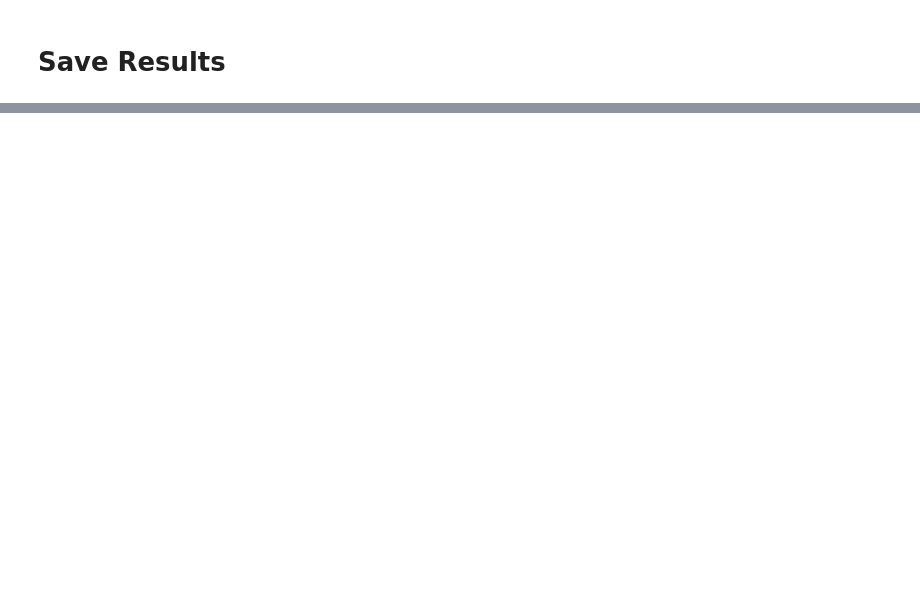
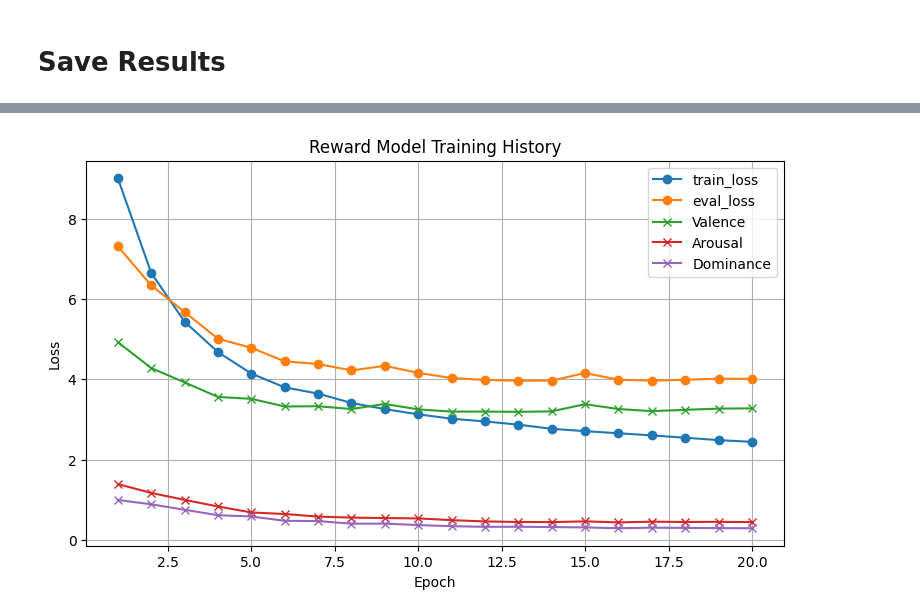
Before and after one commit to EDSI-UMD-College-Park/EmoPair, a Jupyter notebook: Model Training/reward_emobank.ipynb, the cells around one changed output, grey strips where cells are left out. Cells and saved outputs as stored; diff of their text form; code cells hidden in the pictures; blank space fills up the shorter version.

```diff
--- a/Model Training/reward_emobank.ipynb
+++ b/Model Training/reward_emobank.ipynb
@@ -1054,0 +1204,10 @@ print("Memory cleanup complete.")
+# %%
+# Load Model
+trained_model_path = "../Results/trained models/emobank_reward_model.pth"
+reward_model = RewardModel(
+    model_name="roberta-large",
+    dropout=0.1,
+    max_length=256,
+    device=device
+)
+reward_model.load(trained_model_path)
@@ -1054,0 +1239,29 @@ print("Memory cleanup complete.")
+# %%
+import matplotlib.pyplot as plt
+
+# Convert to DataFrame
+history_df = pd.DataFrame(reward_model.training_history)
+if history_df.empty:
+    print("No training history to plot.")
+else:
+    # Ensure an epoch column exists
+    if 'epoch' not in history_df.columns:
+        history_df = history_df.reset_index().rename(columns={'index': 'epoch'})
+        history_df['epoch'] = history_df['epoch'] + 1
+
+    plt.figure(figsize=(9,5))
+    if 'train_loss' in history_df.columns:
+        plt.plot(history_df['epoch'], history_df['train_loss'], marker='o', label='train_loss')
+    if 'eval_loss' in history_df.columns:
+        plt.plot(history_df['epoch'], history_df['eval_loss'], marker='o', label='eval_loss')
+    for col, label in [('eval_loss_V', 'Valence'), ('eval_loss_A', 'Arousal'), ('eval_loss_D', 'Dominance')]:
+        if col in history_df.columns:
+            plt.plot(history_df['epoch'], history_df[col], marker='x', label=label)
+    plt.xlabel('Epoch')
+    plt.ylabel('Loss')
+    plt.title('Reward Model Training History')
+    plt.legend()
+    plt.grid(True)
+    plt.show()
+# %% [output]
+[figure, added]
```
Also changed, not shown: parts of 20 cells of this notebook, 1 other file.
